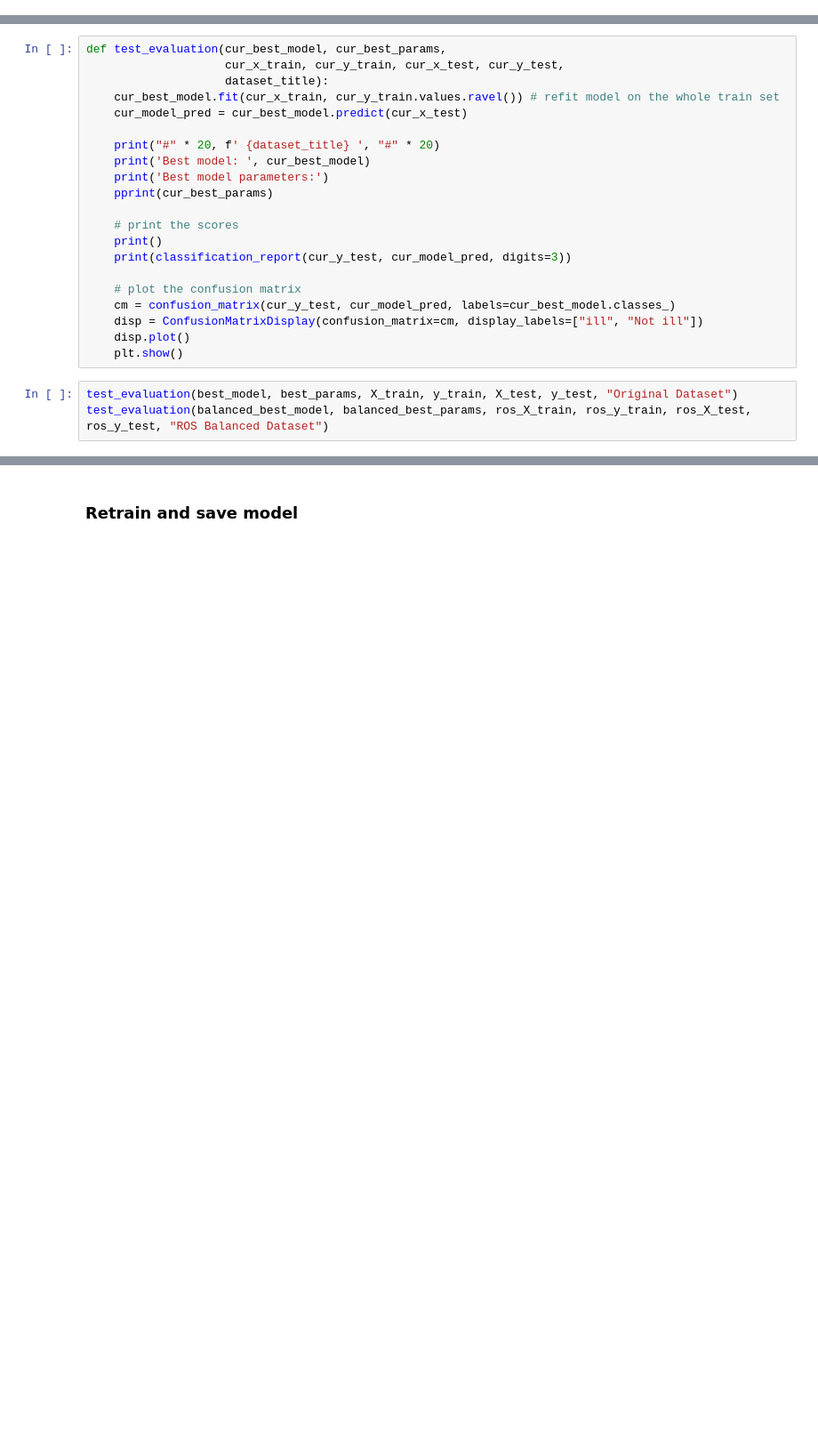
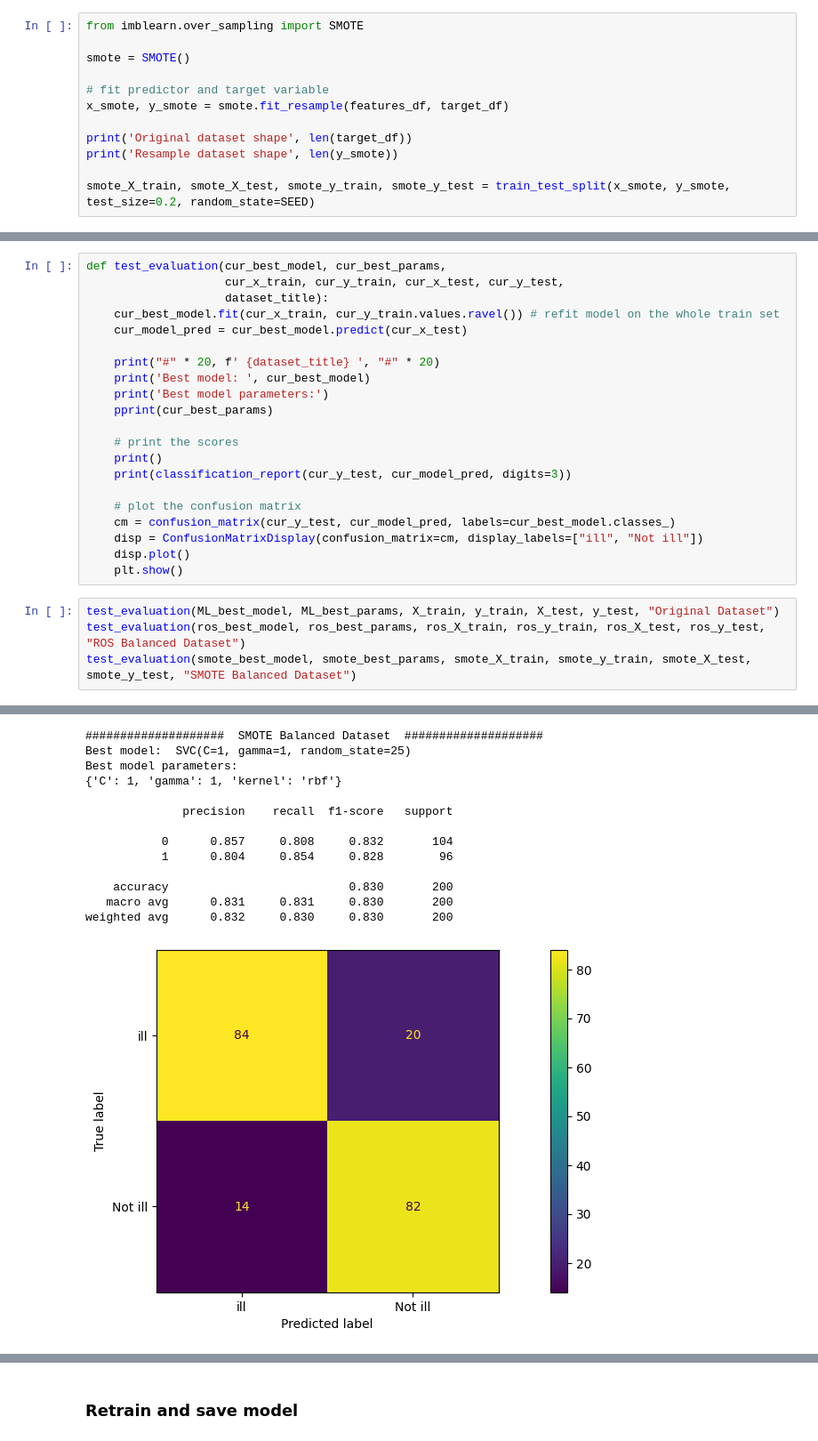
Before and after one commit to denysgerasymuk799/UCU_AI_Course_Project, a Jupyter notebook: 02_Diabet_Prediction_Models.ipynb, the cells around one changed output, grey strips where cells are left out. Shown: that part at 89% size. Cells and saved outputs as stored; diff of their text form; blank space fills up the shorter version.

```diff
--- a/02_Diabet_Prediction_Models.ipynb
+++ b/02_Diabet_Prediction_Models.ipynb
@@ -192,0 +194,12 @@ ros_X_train, ros_X_test, ros_y_train, ros_y_test = train_test_split(x_ros, y_ros
+# %%
+from imblearn.over_sampling import SMOTE
+
+smote = SMOTE()
+
+# fit predictor and target variable
+x_smote, y_smote = smote.fit_resample(features_df, target_df)
+
+print('Original dataset shape', len(target_df))
+print('Resample dataset shape', len(y_smote))
+
+smote_X_train, smote_X_test, smote_y_train, smote_y_test = train_test_split(x_smote, y_smote, test_size=0.2, random_state=SEED)
@@ -645,34 +795,49 @@ def test_evaluation(cur_best_model, cur_best_params,
     disp.plot()
     plt.show()
 # %%
-test_evaluation(best_model, best_params, X_train, y_train, X_test, y_test, "Original Dataset")
-test_evaluation(balanced_best_model, balanced_best_params, ros_X_train, ros_y_train, ros_X_test, ros_y_test, "ROS Balanced Dataset")
+test_evaluation(ML_best_model, ML_best_params, X_train, y_train, X_test, y_test, "Original Dataset")
+test_evaluation(ros_best_model, ros_best_params, ros_X_train, ros_y_train, ros_X_test, ros_y_test, "ROS Balanced Dataset")
+test_evaluation(smote_best_model, smote_best_params, smote_X_train, smote_y_train, smote_X_test, smote_y_test, "SMOTE Balanced Dataset")
 # %% [output]
 ####################  Original Dataset  ####################
 Best model:  SVC(C=100, gamma=0.001, random_state=25)
 Best model parameters:
 {'C': 100, 'gamma': 0.001, 'kernel': 'rbf'}
 
               precision    recall  f1-score   support
 
            0      0.796     0.874     0.833       103
            1      0.683     0.549     0.609        51
 
     accuracy                          0.766       154
    macro avg      0.740     0.711     0.721       154
 weighted avg      0.759     0.766     0.759       154
 [figure]
 ####################  ROS Balanced Dataset  ####################
 Best model:  SVC(C=1, gamma=1, random_state=25)
 Best model parameters:
 {'C': 1, 'gamma': 1, 'kernel': 'rbf'}
 
               precision    recall  f1-score   support
 
            0      0.820     0.788     0.804       104
            1      0.780     0.812     0.796        96
 
     accuracy                          0.800       200
    macro avg      0.800     0.800     0.800       200
 weighted avg      0.801     0.800     0.800       200
 [figure]
+####################  SMOTE Balanced Dataset  ####################
+Best model:  SVC(C=1, gamma=1, random_state=25)
+Best model parameters:
+{'C': 1, 'gamma': 1, 'kernel': 'rbf'}
+
+              precision    recall  f1-score   support
+
+           0      0.857     0.808     0.832       104
+           1      0.804     0.854     0.828        96
+
+    accuracy                          0.830       200
+   macro avg      0.831     0.831     0.830       200
+weighted avg      0.832     0.830     0.830       200
+[figure, added]
```
Also changed, not shown: parts of 18 cells of this notebook.
